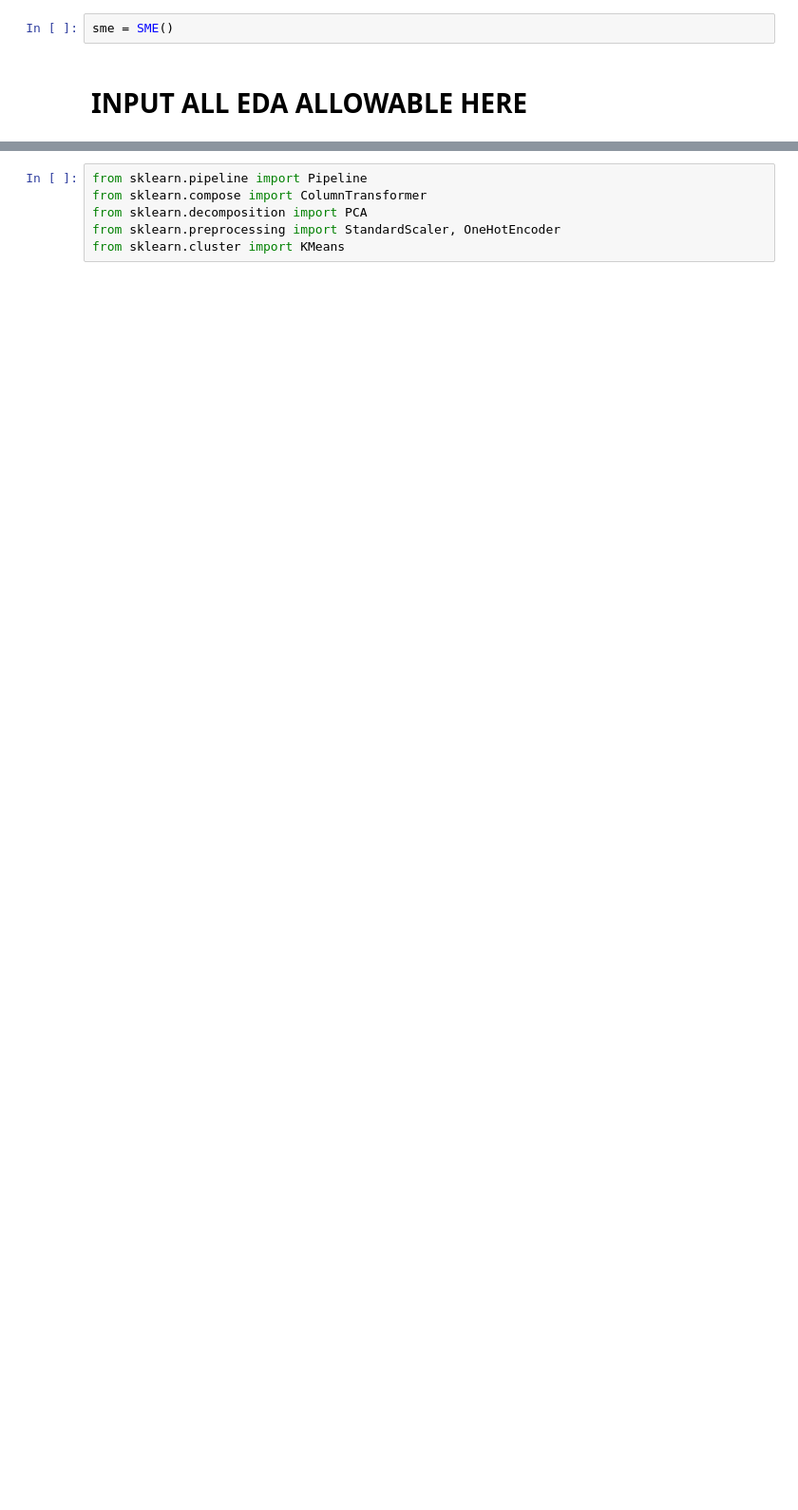
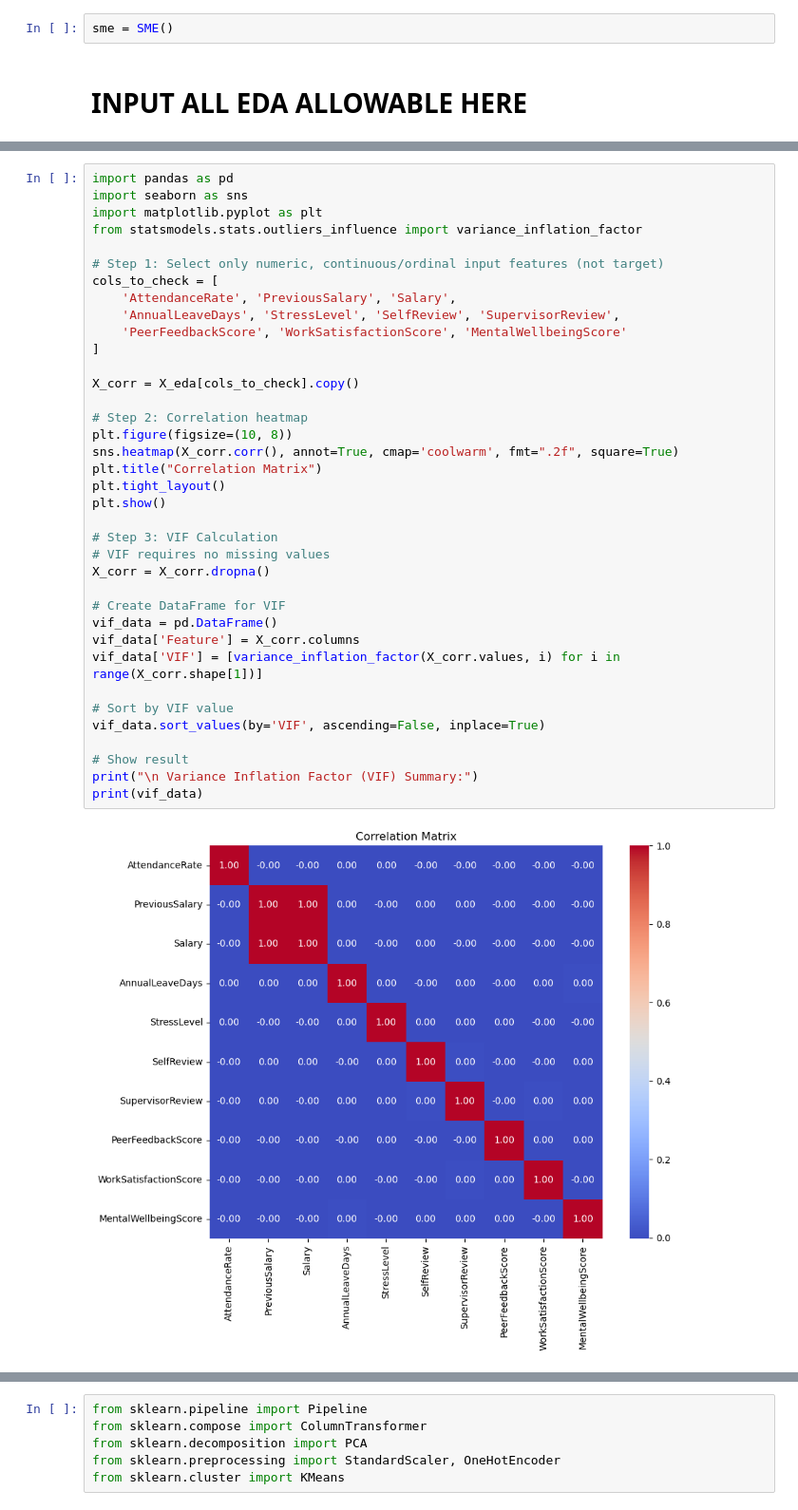
Before and after one commit to joelwheatley91/DATA_602_FINAL, a Jupyter notebook: Main.ipynb, the cells around one changed output, grey strips where cells are left out. Shown at 95% size. Saved outputs shown, nothing was run; the diff lists cells and outputs as text; blank space fills up the shorter version.

```diff
--- a/Main.ipynb
+++ b/Main.ipynb
@@ -46,0 +239,39 @@ sme = SME()
+# %%
+import pandas as pd
+import seaborn as sns
+import matplotlib.pyplot as plt
+from statsmodels.stats.outliers_influence import variance_inflation_factor
+
+# Step 1: Select only numeric, continuous/ordinal input features (not target)
+cols_to_check = [
+    'AttendanceRate', 'PreviousSalary', 'Salary',
+    'AnnualLeaveDays', 'StressLevel', 'SelfReview', 'SupervisorReview',
+    'PeerFeedbackScore', 'WorkSatisfactionScore', 'MentalWellbeingScore'
+]
+
+X_corr = X_eda[cols_to_check].copy()
+
+# Step 2: Correlation heatmap
+plt.figure(figsize=(10, 8))
+sns.heatmap(X_corr.corr(), annot=True, cmap='coolwarm', fmt=".2f", square=True)
+plt.title("Correlation Matrix")
+plt.tight_layout()
+plt.show()
+
+# Step 3: VIF Calculation
+# VIF requires no missing values
+X_corr = X_corr.dropna()
+
+# Create DataFrame for VIF
+vif_data = pd.DataFrame()
+vif_data['Feature'] = X_corr.columns
+vif_data['VIF'] = [variance_inflation_factor(X_corr.values, i) for i in range(X_corr.shape[1])]
+
+# Sort by VIF value
+vif_data.sort_values(by='VIF', ascending=False, inplace=True)
+
+# Show result
+print("\n Variance Inflation Factor (VIF) Summary:")
+print(vif_data)
+# %% [output]
+[figure, added]
```
Also changed, not shown: parts of 30 cells of this notebook.
